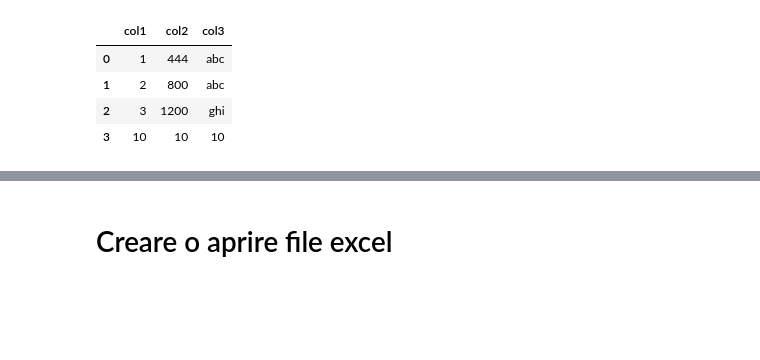
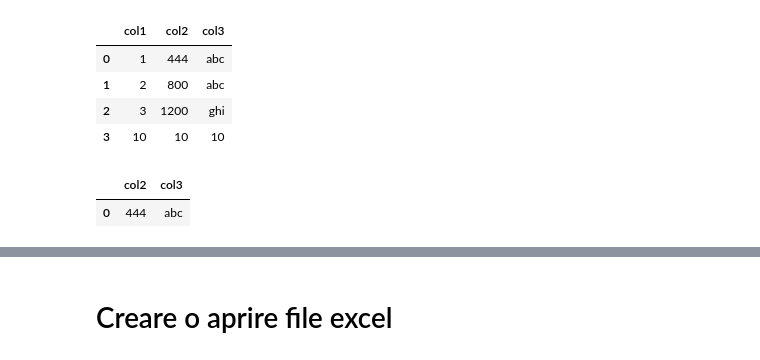
Before and after one commit to scarsellifi/open-notebook-science, a Jupyter notebook: Python e Pandas - Operazioni base.ipynb, the cells around one changed output, grey strips where cells are left out. Saved outputs shown, nothing was run; the diff lists cells and outputs as text; code cells hidden in the pictures; blank space fills up the shorter version.

Commit message:
aggiunto iloc e alcune immagini

```diff
--- a/Python e Pandas - Operazioni base.ipynb
+++ b/Python e Pandas - Operazioni base.ipynb
@@ -598,6 +600,13 @@ df
 | 1 | 2 | 800 | abc |
 | 2 | 3 | 1200 | ghi |
 | 3 | 10 | 10 | 10 |
+# %%
+#certe volte può essere utile filtrare "stile battaglia navale", passando per il numero di riga e di colonna
+# questo si può fare con iloc
+df.iloc[0:1,1:3] #prendo la seconda e terza colonna e la prima riga (indipendentemente dal valore del'indice)
+# %% [output]
+|  | col2 | col3 |
+| 0 | 444 | abc |
 # %%
 ## Operazioni fra colonne e righe
 # creazione di una nuova colonna
```
Also changed, not shown: parts of 34 cells of this notebook.
